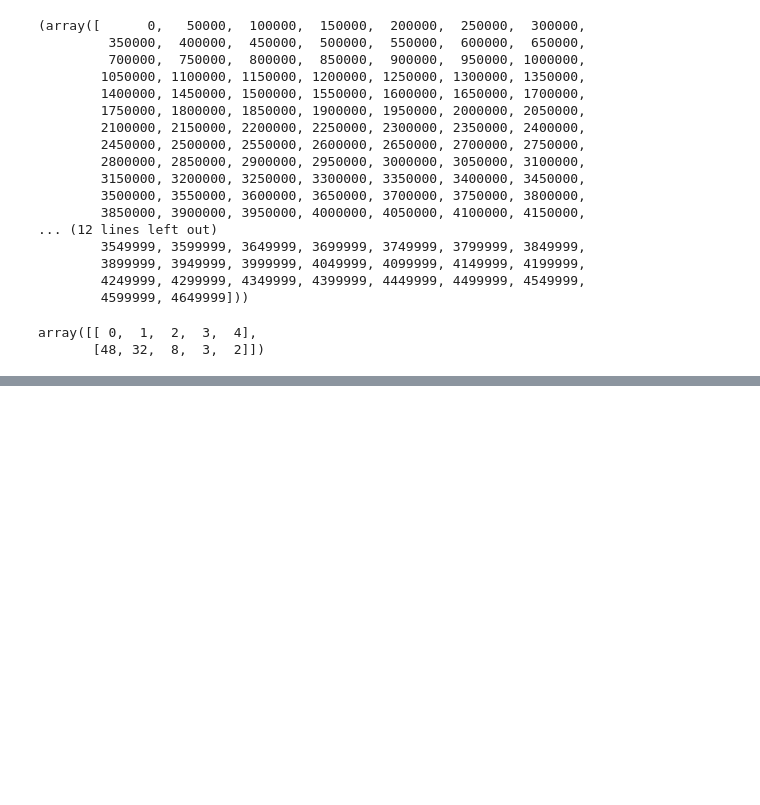
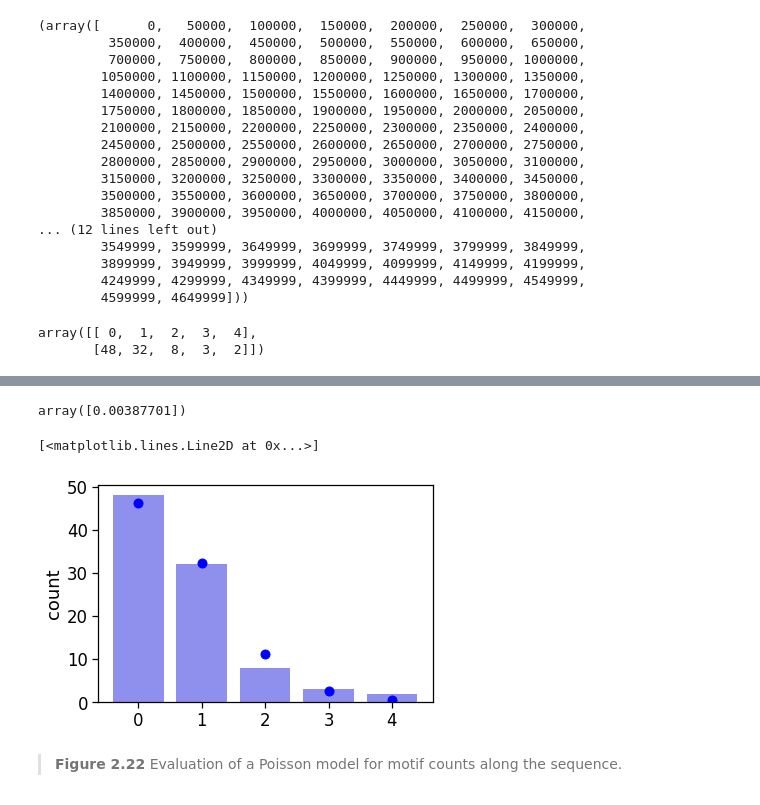
Before and after one commit to nekrut/msmb_python, a Jupyter notebook: chapter2.ipynb, the cells around one changed output, grey strips where cells are left out. Cells and saved outputs as stored; diff of their text form; code cells hidden in the pictures; blank space fills up the shorter version.

```diff
--- a/chapter2.ipynb
+++ b/chapter2.ipynb
@@ -1054,0 +1080,15 @@ array([[ 0,  1,  2,  3,  4],
+# %%
+gf.pvalues
+# %% [output]
+array([0.00387701])
+# %%
+from scipy.stats import poisson
+k = np.arange(np.max(numMatches)+1)
+mlest = np.mean(numMatches)
+sns.countplot(numMatches, order=k, color='b', alpha=0.5)
+plt.plot(k, poisson.pmf(k, mlest)*len(numMatches), 'bo', markersize=9)
+# %% [output]
+[<matplotlib.lines.Line2D at 0x...>]
+[figure, added]
+# %% [markdown]
+> **Figure 2.22** Evaluation of a Poisson model for motif counts along the sequence.
```
Also changed, not shown: parts of 23 cells of this notebook.
